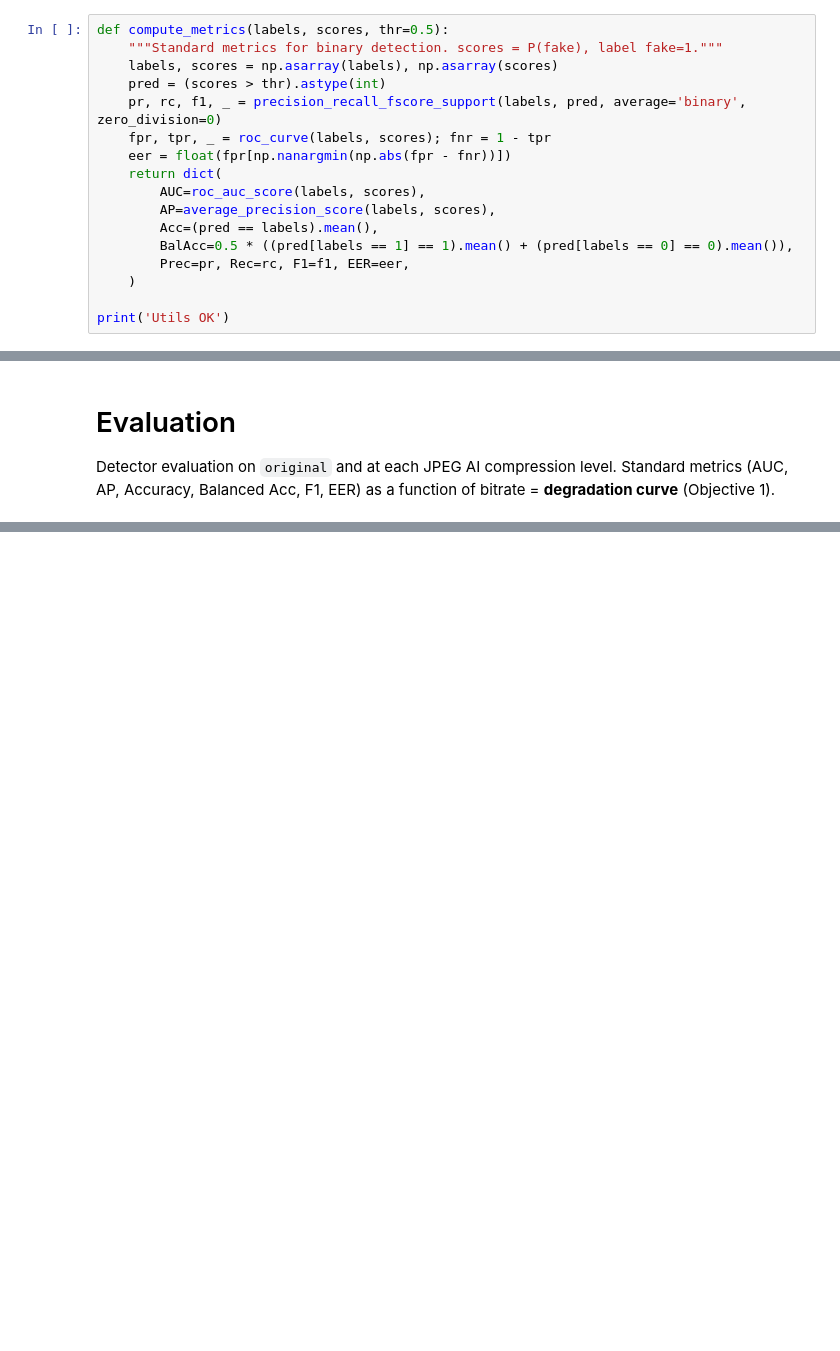
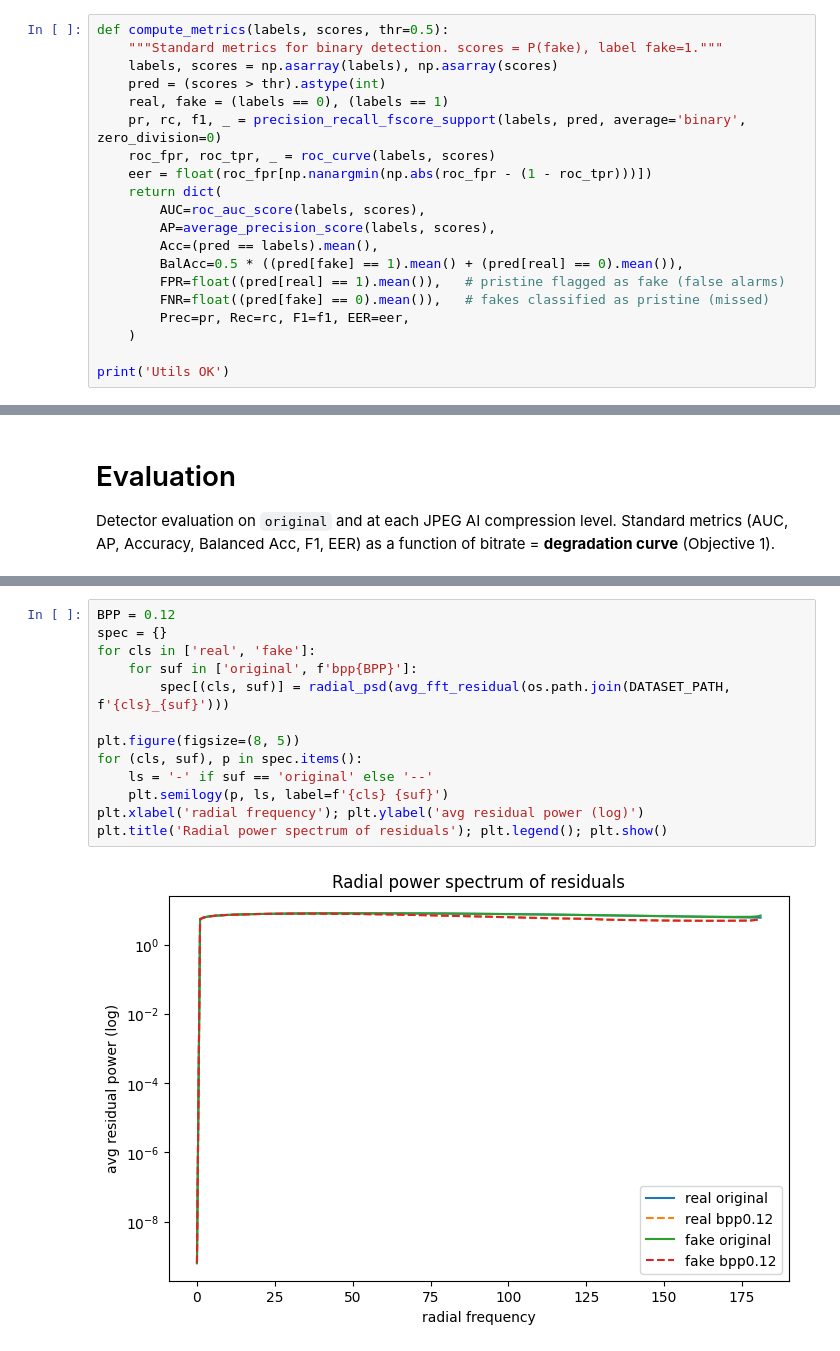
Before and after one commit to silviobear/COMPUTER_VISION_DEEPFAKE, a Jupyter notebook: computer_vision.ipynb, the cells around one changed output, grey strips where cells are left out. Drawn from its saved outputs; the diff is of its cells as text; blank space fills up the shorter version.

```diff
--- a/computer_vision.ipynb
+++ b/computer_vision.ipynb
@@ -45,14 +50,17 @@ def compute_metrics(labels, scores, thr=0.5):
     """Standard metrics for binary detection. scores = P(fake), label fake=1."""
     labels, scores = np.asarray(labels), np.asarray(scores)
     pred = (scores > thr).astype(int)
+    real, fake = (labels == 0), (labels == 1)
     pr, rc, f1, _ = precision_recall_fscore_support(labels, pred, average='binary', zero_division=0)
-    fpr, tpr, _ = roc_curve(labels, scores); fnr = 1 - tpr
-    eer = float(fpr[np.nanargmin(np.abs(fpr - fnr))])
+    roc_fpr, roc_tpr, _ = roc_curve(labels, scores)
+    eer = float(roc_fpr[np.nanargmin(np.abs(roc_fpr - (1 - roc_tpr)))])
     return dict(
         AUC=roc_auc_score(labels, scores),
         AP=average_precision_score(labels, scores),
         Acc=(pred == labels).mean(),
-        BalAcc=0.5 * ((pred[labels == 1] == 1).mean() + (pred[labels == 0] == 0).mean()),
+        BalAcc=0.5 * ((pred[fake] == 1).mean() + (pred[real] == 0).mean()),
+        FPR=float((pred[real] == 1).mean()),   # pristine flagged as fake (false alarms)
+        FNR=float((pred[fake] == 0).mean()),   # fakes classified as pristine (missed)
         Prec=pr, Rec=rc, F1=f1, EER=eer,
     )
 
@@ -245,0 +326,15 @@ plt.legend(); plt.grid(alpha=0.3); plt.show()
+# %%
+BPP = 0.12
+spec = {}
+for cls in ['real', 'fake']:
+    for suf in ['original', f'bpp{BPP}']:
+        spec[(cls, suf)] = radial_psd(avg_fft_residual(os.path.join(DATASET_PATH, f'{cls}_{suf}')))
+
+plt.figure(figsize=(8, 5))
+for (cls, suf), p in spec.items():
+    ls = '-' if suf == 'original' else '--'
+    plt.semilogy(p, ls, label=f'{cls} {suf}')
+plt.xlabel('radial frequency'); plt.ylabel('avg residual power (log)')
+plt.title('Radial power spectrum of residuals'); plt.legend(); plt.show()
+# %% [output]
+[figure, added]
```
Also changed, not shown: parts of 12 cells of this notebook.
